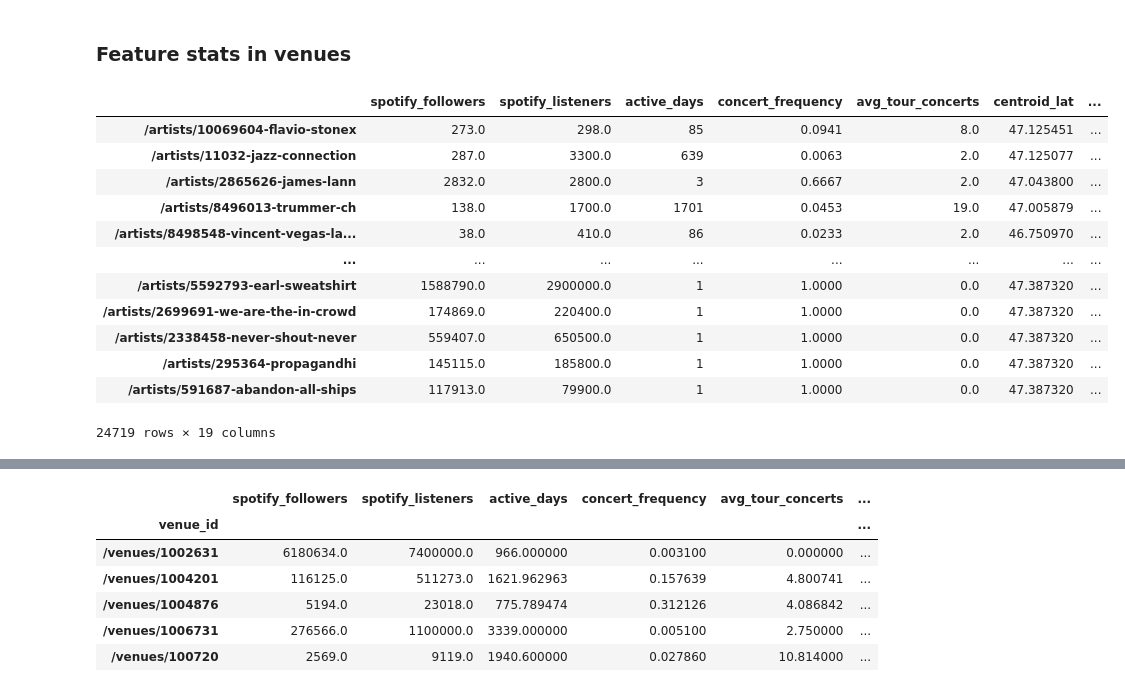
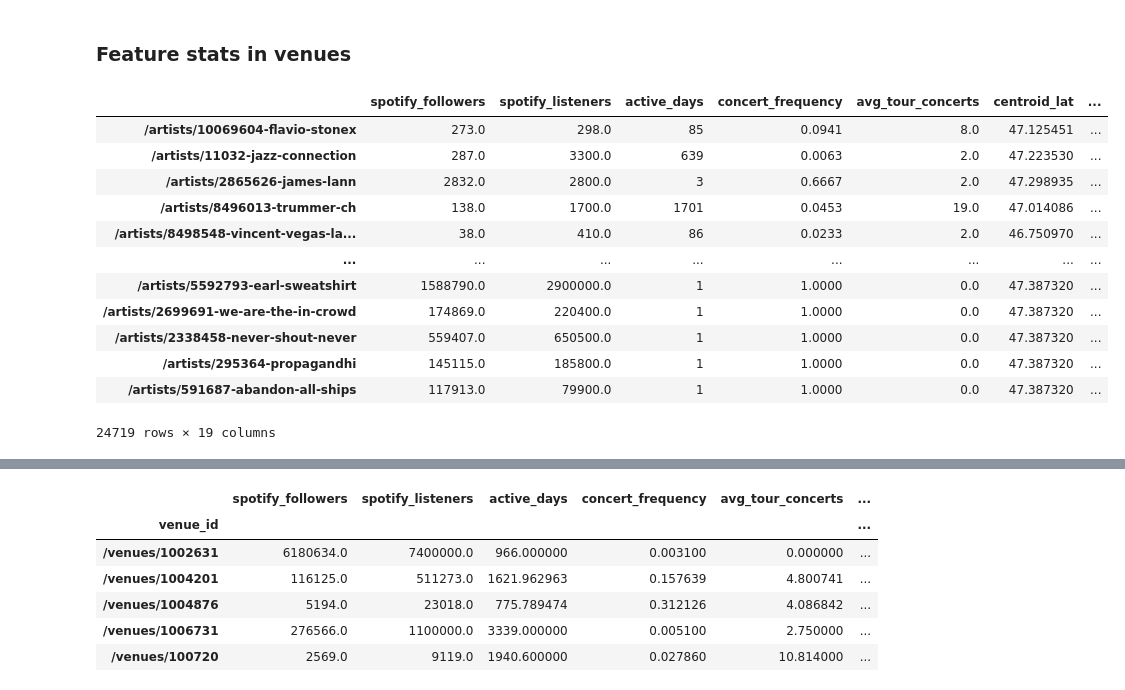
Before and after one commit to cyrillegc/thesis-redux, a Jupyter notebook: stats.ipynb, the cells around one changed output, grey strips where cells are left out. Saved outputs shown, nothing was run; the diff lists cells and outputs as text; code cells hidden in the pictures.

```diff
--- a/stats.ipynb
+++ b/stats.ipynb
@@ -24,9 +25,9 @@ with open('data/songkick/data_songkick_concerts_light.csv', encoding='utf-8') as
     concerts_df = pd.read_csv(file, index_col=0)
     #concerts_df.index.name = 'concert_id'
 
-with open('data/songkick/data_songkick_venues_no_duplicate.csv', encoding='utf-8') as file:
+with open('data/songkick/data_songkick_venues_light_coord.csv', encoding='utf-8') as file:
     venues_df = pd.read_csv(file, index_col=0)
-    venues_df.index.name = 'venue_id'
+    #venues_df.index.name = 'venue_id'
 
 with open('data/songkick/data_songkick_artists.csv', encoding='utf-8') as file:
     songkick_artists_df = pd.read_csv(file, index_col=0)
@@ -48,5 +49,6 @@ with open('data/wikidata/data_wikidata_top_genres_list_manual.csv', encoding='ut
     wikidata_manual_top_genres_df = pd.read_csv(file, index_col=0)
 
 print('loaded')
+venues_df
 # %% [output]
 loaded
@@ -947,7 +975,7 @@ artist_stats_features_df.to_csv('data/data_stats_artists_features.csv', encoding
 with open('data/full_data.csv', encoding='utf-8') as file:
     full_data_df = pd.read_csv(file).drop(columns=['Unnamed: 0'])
 
-with open('data/songkick/data_songkick_venues_light.csv', encoding='utf-8') as file:
+with open('data/songkick/data_songkick_venues_light_coord.csv', encoding='utf-8') as file:
     venues_df = pd.read_csv(file, index_col=0)
 
 with open('data/data_stats_artists_features.csv', encoding='utf-8') as file:
@@ -1099,30 +1139,30 @@ venues_stats_genres
 # %%
 features_columns = [
     'spotify_followers', 'spotify_listeners',
     'nbr_venues', 'nbr_concerts',
     'active_days', 'active_days_weighted', 'concert_frequency',
     'nbr_tours', 'avg_tour_concerts', 'avg_tour_days', 'tour_concert_frequency',
     'centroid_lat', 'centroid_lon', 'dist_centroid_total', 'dist_centroid_mean',
-    'mobility', 'mobility_weighted_mean',
+    'mobility', 'mobility_weighted',
     'danceability', 'energy', 'loudness', 'speechiness', 'acousticness',
     'instrumentalness', 'liveness', 'valence', 'tempo', 'duration_ms',
 ]
 
 features_columns_reduced = [
     'spotify_followers', 'spotify_listeners',
     'active_days', 'concert_frequency', 'avg_tour_concerts',
-    'centroid_lat', 'centroid_lon', 'mobility', 'mobility_weighted_mean',
+    'centroid_lat', 'centroid_lon', 'mobility', 'mobility_weighted',
     'danceability', 'energy', 'loudness', 'speechiness', 'acousticness',
     'instrumentalness', 'liveness', 'valence', 'tempo', 'duration_ms',
 ]
 artists_stats_features_df = artists_stats_features_df[features_columns_reduced]
 artists_stats_features_df
 # %% [output]
 |  | spotify_followers | spotify_listeners | active_days | concert_frequency | avg_tour_concerts | centroid_lat | ... |
 | /artists/10069604-flavio-stonex | 273.0 | 298.0 | 85 | 0.0941 | 8.0 | 47.125451 | ... |
-| /artists/11032-jazz-connection | 287.0 | 3300.0 | 639 | 0.0063 | 2.0 | 47.125077 | ... |
-| /artists/2865626-james-lann | 2832.0 | 2800.0 | 3 | 0.6667 | 2.0 | 47.043800 | ... |
-| /artists/8496013-trummer-ch | 138.0 | 1700.0 | 1701 | 0.0453 | 19.0 | 47.005879 | ... |
+| /artists/11032-jazz-connection | 287.0 | 3300.0 | 639 | 0.0063 | 2.0 | 47.223530 | ... |
+| /artists/2865626-james-lann | 2832.0 | 2800.0 | 3 | 0.6667 | 2.0 | 47.298935 | ... |
+| /artists/8496013-trummer-ch | 138.0 | 1700.0 | 1701 | 0.0453 | 19.0 | 47.014086 | ... |
 | /artists/8498548-vincent-vegas-la... | 38.0 | 410.0 | 86 | 0.0233 | 2.0 | 46.750970 | ... |
 | ... | ... | ... | ... | ... | ... | ... | ... |
 | /artists/5592793-earl-sweatshirt | 1588790.0 | 2900000.0 | 1 | 1.0000 | 0.0 | 47.387320 | ... |
```
Also changed, not shown: parts of 30 cells of this notebook, 4 other files.
